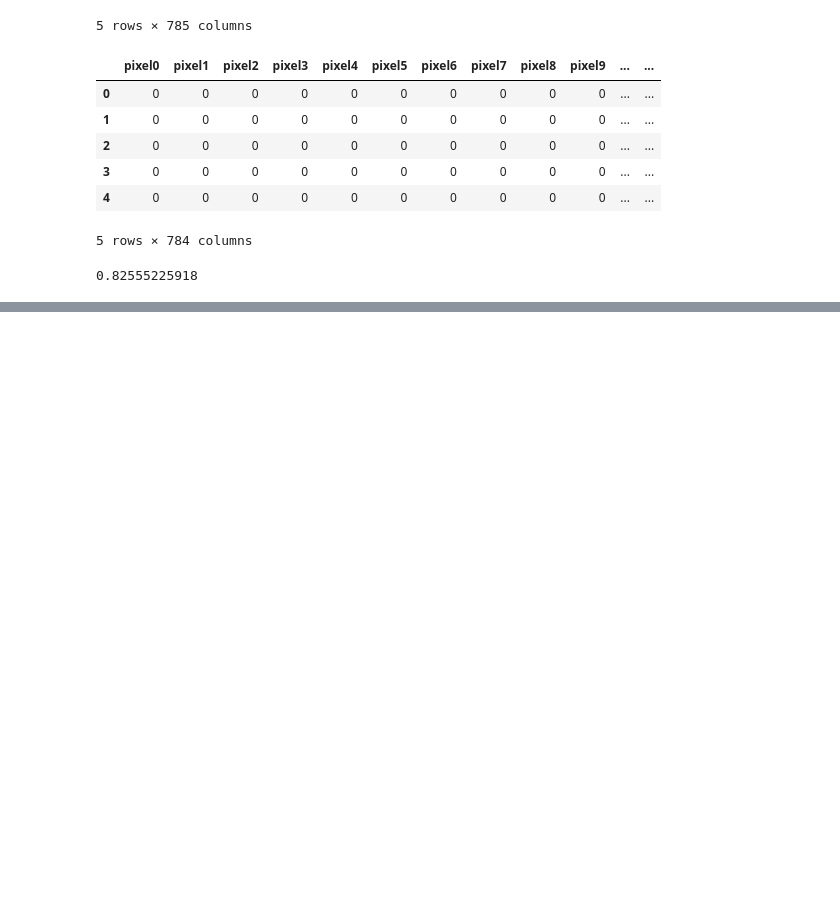
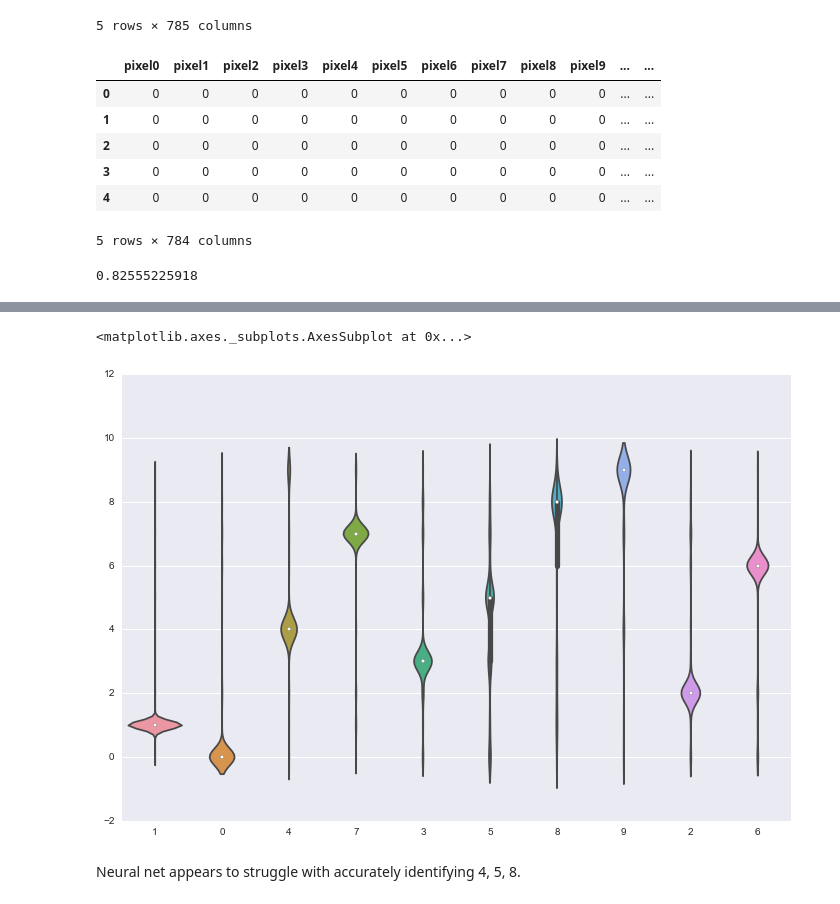
Before and after one commit to messup/Kaggle-Digits, a Jupyter notebook: digits.ipynb, the cells around one changed output, grey strips where cells are left out. Drawn from its saved outputs; the diff is of its cells as text; code cells hidden in the pictures; blank space fills up the shorter version.

```diff
--- a/digits.ipynb
+++ b/digits.ipynb
@@ -76,0 +96,27 @@ predictions_file.close()
+# %%
+# Try a neural network
+import pybrain
+from pybrain.tools.shortcuts import buildNetwork
+from pybrain.supervised.trainers import BackpropTrainer
+from pybrain.datasets import SupervisedDataSet
+
+ydata_net = np.zeros([len(ydata), 10])
+for i, y in enumerate(ydata):
+    ydata_net[i, y] = 1
+
+ds = SupervisedDataSet(len(XVal[0]), 10)
+
+for i, j in zip(X, ydata_net):
+    ds.addSample(i, j)
+
+net = buildNetwork(len(X[0]), 15, 10, bias=True)
+trainer = BackpropTrainer(net, ds)
+
+for i in range(20):
+    print trainer.train()
+
+output = [net.activate(d) for d in X]
+predictions = [i.argmax() for i in output]
+matches = (predictions == ydata)
+accuracy = float(matches.sum()) / float(len(matches))
+print accuracy
@@ -76,0 +141,7 @@ predictions_file.close()
+# %%
+sns.violinplot(ydata, predictions)
+# %% [output]
+<matplotlib.axes._subplots.AxesSubplot at 0x...>
+[figure, added]
+# %% [markdown]
+Neural net appears to struggle with accurately identifying 4, 5, 8.
```
Also changed, not shown: parts of 11 cells of this notebook, 1 other file.
